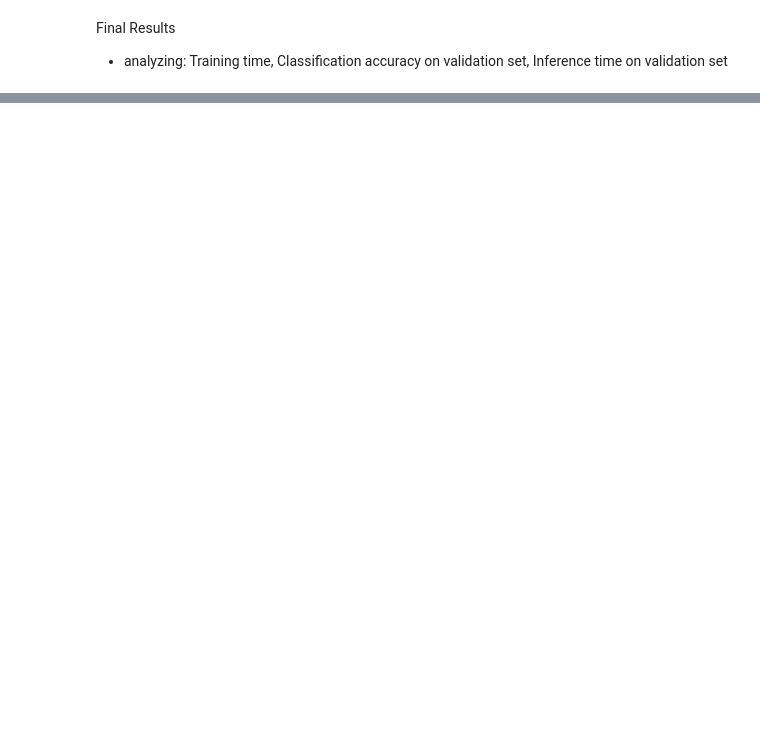
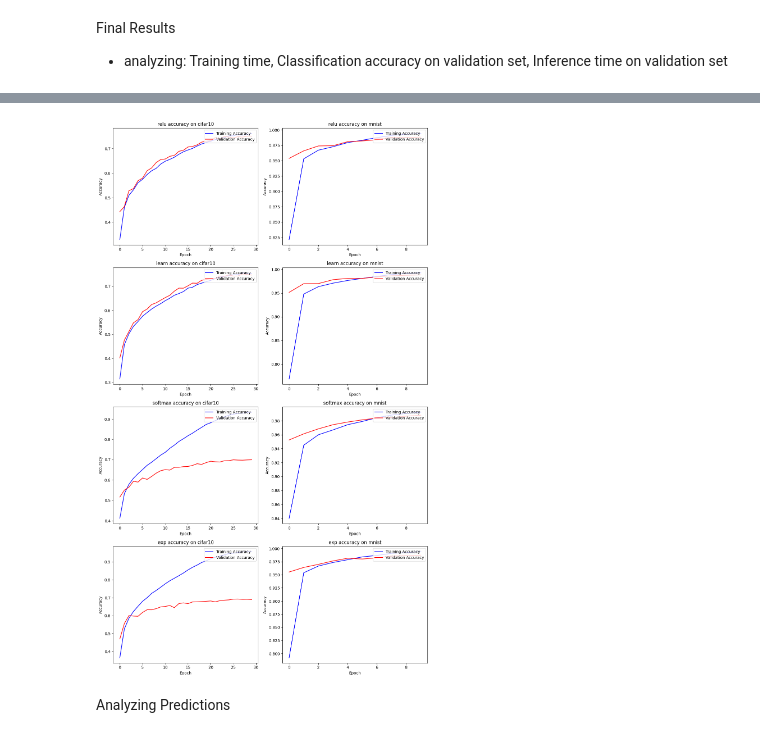
Before and after one commit to ostapenkovs/ieor-4540-transformers, a Jupyter notebook: notebooks/results.ipynb, the cells around one changed output, grey strips where cells are left out. Drawn from its saved outputs; the diff is of its cells as text; code cells hidden in the pictures; blank space fills up the shorter version.

```diff
--- a/notebooks/results.ipynb
+++ b/notebooks/results.ipynb
@@ -36,0 +242,7 @@ my_params
+# %%
+fig = plot_loss(df=combined_df, loss=False)
+fig
+# %% [output]
+[figure, added]
+# %% [markdown]
+Analyzing Predictions
```
Also changed, not shown: parts of 22 cells of this notebook.
